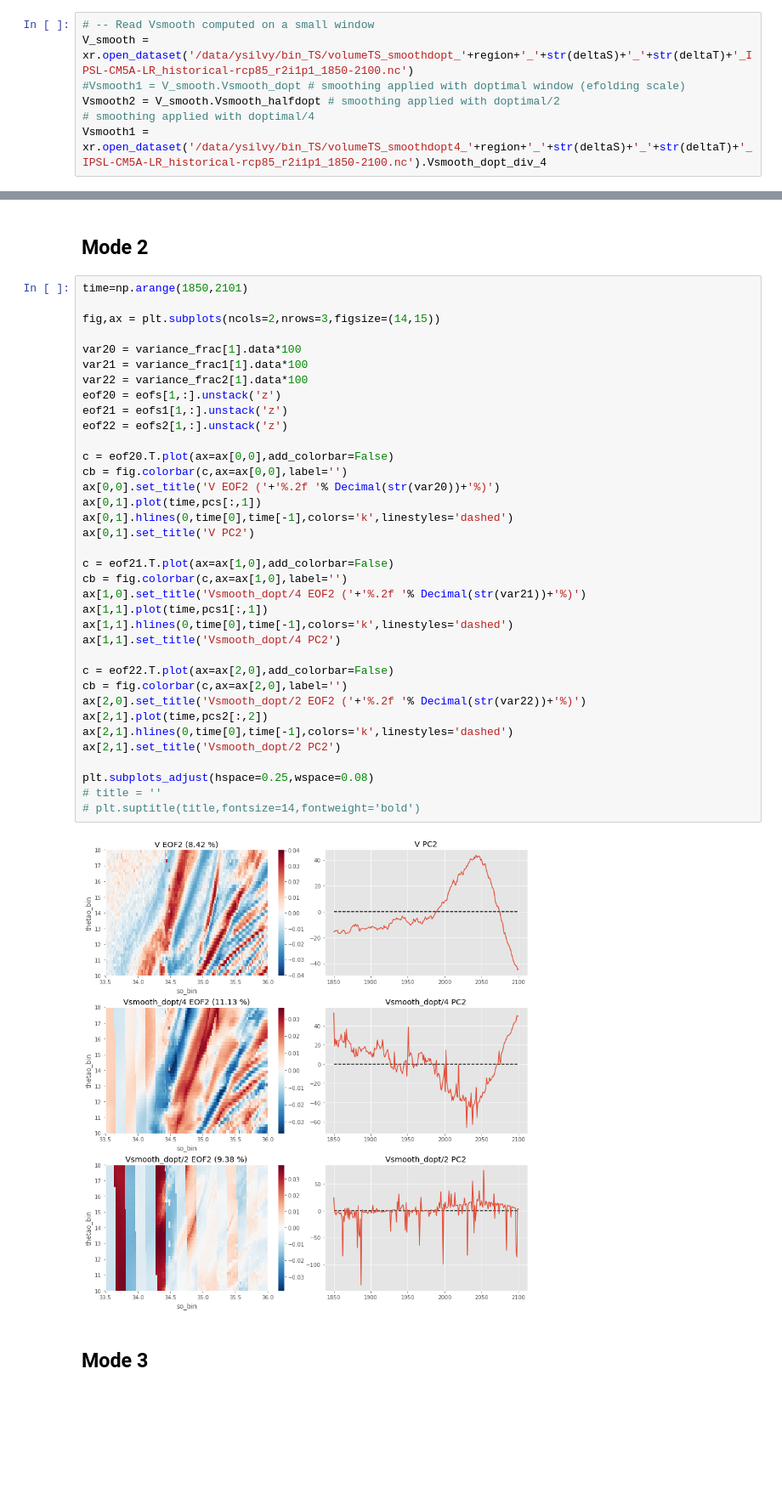
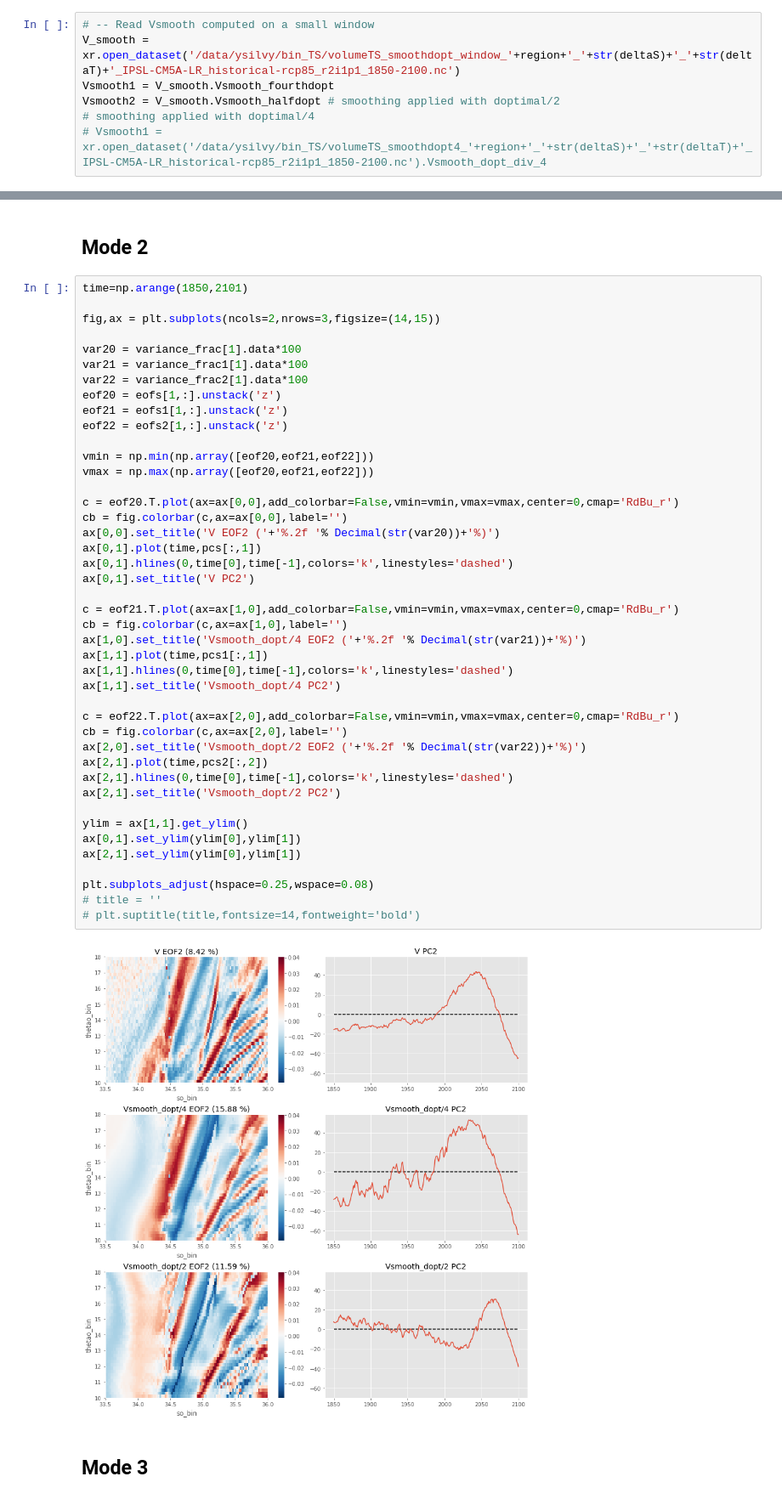
Before and after one commit to ysilvy/bin_TS, a Jupyter notebook: V_Vsmooth_eof.ipynb, the cells around one changed output, grey strips where cells are left out. Shown at 85% size. Drawn from its saved outputs; the diff is of its cells as text; blank space fills up the shorter version.

```diff
--- a/V_Vsmooth_eof.ipynb
+++ b/V_Vsmooth_eof.ipynb
@@ -22,11 +22,11 @@ V = V.histogram_so_thetao
 Vwindow = V.sel(so_bin=slice(33.5,36),thetao_bin=slice(10,18))
 # %%
 # -- Read Vsmooth computed on a small window
-V_smooth = xr.open_dataset('/data/ysilvy/bin_TS/volumeTS_smoothdopt_'+region+'_'+str(deltaS)+'_'+str(deltaT)+'_IPSL-CM5A-LR_historical-rcp85_r2i1p1_1850-2100.nc')
-#Vsmooth1 = V_smooth.Vsmooth_dopt # smoothing applied with doptimal window (efolding scale)
+V_smooth = xr.open_dataset('/data/ysilvy/bin_TS/volumeTS_smoothdopt_window_'+region+'_'+str(deltaS)+'_'+str(deltaT)+'_IPSL-CM5A-LR_historical-rcp85_r2i1p1_1850-2100.nc')
+Vsmooth1 = V_smooth.Vsmooth_fourthdopt
 Vsmooth2 = V_smooth.Vsmooth_halfdopt # smoothing applied with doptimal/2
 # smoothing applied with doptimal/4
-Vsmooth1 = xr.open_dataset('/data/ysilvy/bin_TS/volumeTS_smoothdopt4_'+region+'_'+str(deltaS)+'_'+str(deltaT)+'_IPSL-CM5A-LR_historical-rcp85_r2i1p1_1850-2100.nc').Vsmooth_dopt_div_4
+# Vsmooth1 = xr.open_dataset('/data/ysilvy/bin_TS/volumeTS_smoothdopt4_'+region+'_'+str(deltaS)+'_'+str(deltaT)+'_IPSL-CM5A-LR_historical-rcp85_r2i1p1_1850-2100.nc').Vsmooth_dopt_div_4
 # %% [markdown]
 ## Rapide coup d'oeil aux 3 champs avant de faire les EOF
 ### V, Vsmooth_dopt, Vsmooth_dopt/2 en 1850, 2100 et anomalie
@@ -153,37 +153,44 @@ fig,ax = plt.subplots(ncols=2,nrows=3,figsize=(14,15))
 
 var20 = variance_frac[1].data*100
 var21 = variance_frac1[1].data*100
 var22 = variance_frac2[1].data*100
 eof20 = eofs[1,:].unstack('z')
 eof21 = eofs1[1,:].unstack('z')
 eof22 = eofs2[1,:].unstack('z')
 
-c = eof20.T.plot(ax=ax[0,0],add_colorbar=False)
+vmin = np.min(np.array([eof20,eof21,eof22]))
+vmax = np.max(np.array([eof20,eof21,eof22]))
+
+c = eof20.T.plot(ax=ax[0,0],add_colorbar=False,vmin=vmin,vmax=vmax,center=0,cmap='RdBu_r')
 cb = fig.colorbar(c,ax=ax[0,0],label='')
 ax[0,0].set_title('V EOF2 ('+'%.2f '% Decimal(str(var20))+'%)')
 ax[0,1].plot(time,pcs[:,1])
 ax[0,1].hlines(0,time[0],time[-1],colors='k',linestyles='dashed')
 ax[0,1].set_title('V PC2')
 
-c = eof21.T.plot(ax=ax[1,0],add_colorbar=False)
+c = eof21.T.plot(ax=ax[1,0],add_colorbar=False,vmin=vmin,vmax=vmax,center=0,cmap='RdBu_r')
 cb = fig.colorbar(c,ax=ax[1,0],label='')
 ax[1,0].set_title('Vsmooth_dopt/4 EOF2 ('+'%.2f '% Decimal(str(var21))+'%)')
 ax[1,1].plot(time,pcs1[:,1])
 ax[1,1].hlines(0,time[0],time[-1],colors='k',linestyles='dashed')
 ax[1,1].set_title('Vsmooth_dopt/4 PC2')
 
-c = eof22.T.plot(ax=ax[2,0],add_colorbar=False)
+c = eof22.T.plot(ax=ax[2,0],add_colorbar=False,vmin=vmin,vmax=vmax,center=0,cmap='RdBu_r')
 cb = fig.colorbar(c,ax=ax[2,0],label='')
 ax[2,0].set_title('Vsmooth_dopt/2 EOF2 ('+'%.2f '% Decimal(str(var22))+'%)')
 ax[2,1].plot(time,pcs2[:,2])
 ax[2,1].hlines(0,time[0],time[-1],colors='k',linestyles='dashed')
 ax[2,1].set_title('Vsmooth_dopt/2 PC2')
 
+ylim = ax[1,1].get_ylim()
+ax[0,1].set_ylim(ylim[0],ylim[1])
+ax[2,1].set_ylim(ylim[0],ylim[1])
+
 plt.subplots_adjust(hspace=0.25,wspace=0.08)
 # title = ''
 # plt.suptitle(title,fontsize=14,fontweight='bold')
 # %% [output]
-[figure, old version]
+[figure, new version]
 # %% [markdown]
 ## Mode 3
 # %%
```
Also changed, not shown: parts of 4 cells of this notebook, 1 other file.
